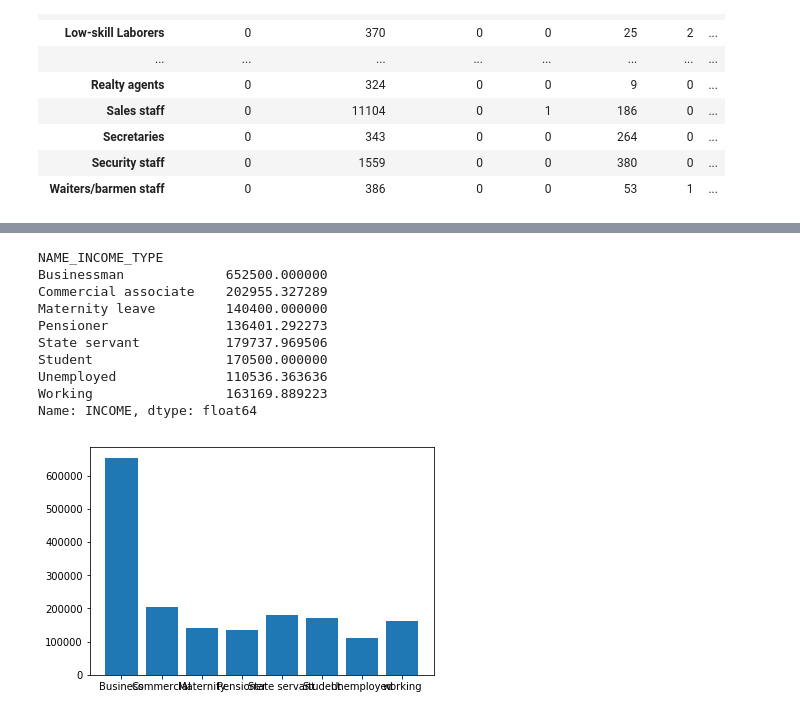
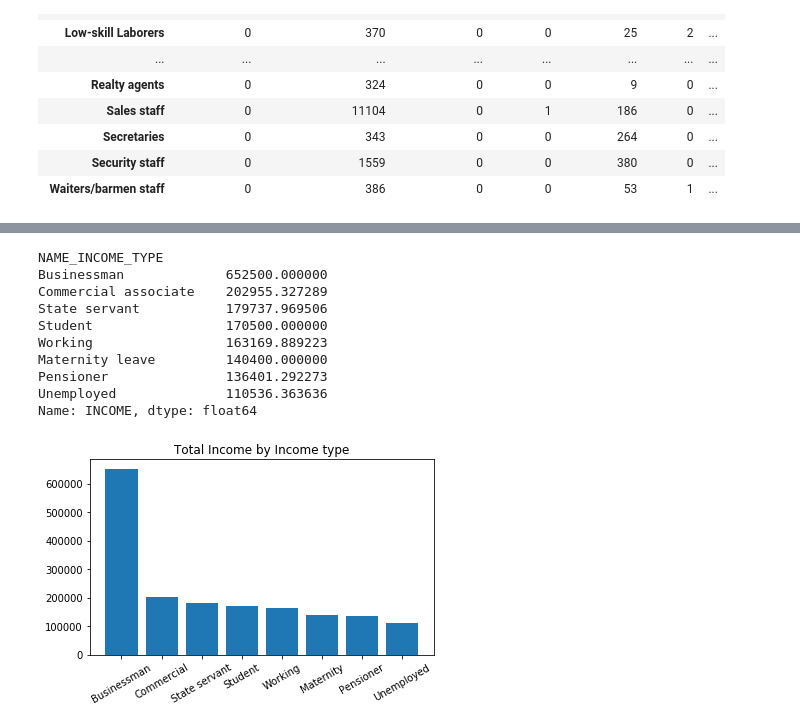
Before and after one commit to reneeyueminniu/Home_Credit_Analysis, a Jupyter notebook: Home_credit.ipynb, the cells around one changed output, grey strips where cells are left out. Drawn from its saved outputs; the diff is of its cells as text; code cells hidden in the pictures.

```diff
--- a/Home_credit.ipynb
+++ b/Home_credit.ipynb
@@ -4,7 +4,7 @@ import numpy as np
 import seaborn as sns
 import matplotlib.pyplot as plt
 # %%
-application_train=pd.read_csv('application_train.csv')
+application_train=pd.read_csv('D:\\Study\\Cornell\\kaggle\\Default Credit Risk\\application_train.csv')
 # %%
 application_train.head()
 # %% [output]
@@ -107,6 +137,7 @@ pd.crosstab(application_train['OCCUPATION_TYPE'],application_train['NAME_INCOME_
 | Secretaries | 0 | 343 | 0 | 0 | 264 | 0 | ... |
 | Security staff | 0 | 1559 | 0 | 0 | 380 | 0 | ... |
 | Waiters/barmen staff | 0 | 386 | 0 | 0 | 53 | 1 | ... |
+# %%
+INCOME_TYPE_TOTAL=pd.DataFrame()
 # %%
 INCOME_TYPE_TOTAL['INCOME']=application_train.groupby('NAME_INCOME_TYPE')['AMT_INCOME_TOTAL'].mean()
-INCOME_TYPE_TOTAL=pd.DataFrame(INCOME_TYPE_TOTAL)
@@ -126,21 +144,24 @@ INCOME_TYPE_TOTAL
+# %%
+INCOME_TYPE_TOTAL=INCOME_TYPE_TOTAL.sort_values('INCOME',ascending=False)
 # %%
 INCOME_TYPE_TOTAL['INCOME']
 # %% [output]
 NAME_INCOME_TYPE
 Businessman             652500.000000
 Commercial associate    202955.327289
+State servant           179737.969506
+Student                 170500.000000
+Working                 163169.889223
 Maternity leave         140400.000000
 Pensioner               136401.292273
-State servant           179737.969506
-Student                 170500.000000
 Unemployed              110536.363636
-Working                 163169.889223
 Name: INCOME, dtype: float64
 # %%
 x=np.arange(8)
 plt.bar(x,INCOME_TYPE_TOTAL['INCOME'].values)
-plt.xticks(x,('Business','Commercial','Maternity','Pensioner','State servant','Student','Unemployed','working'))
+plt.xticks(x,('Businessman','Commercial','State servant','Student','Working','Maternity','Pensioner','Unemployed'),rotation=30)
 plt.tight_layout(pad=2,w_pad=6,h_pad=0.01)
+plt.title('Total Income by Income type')
 plt.show()
 # %% [output]
-[figure, old version]
+[figure, new version]
```
Also changed, not shown: parts of 25 cells of this notebook.
